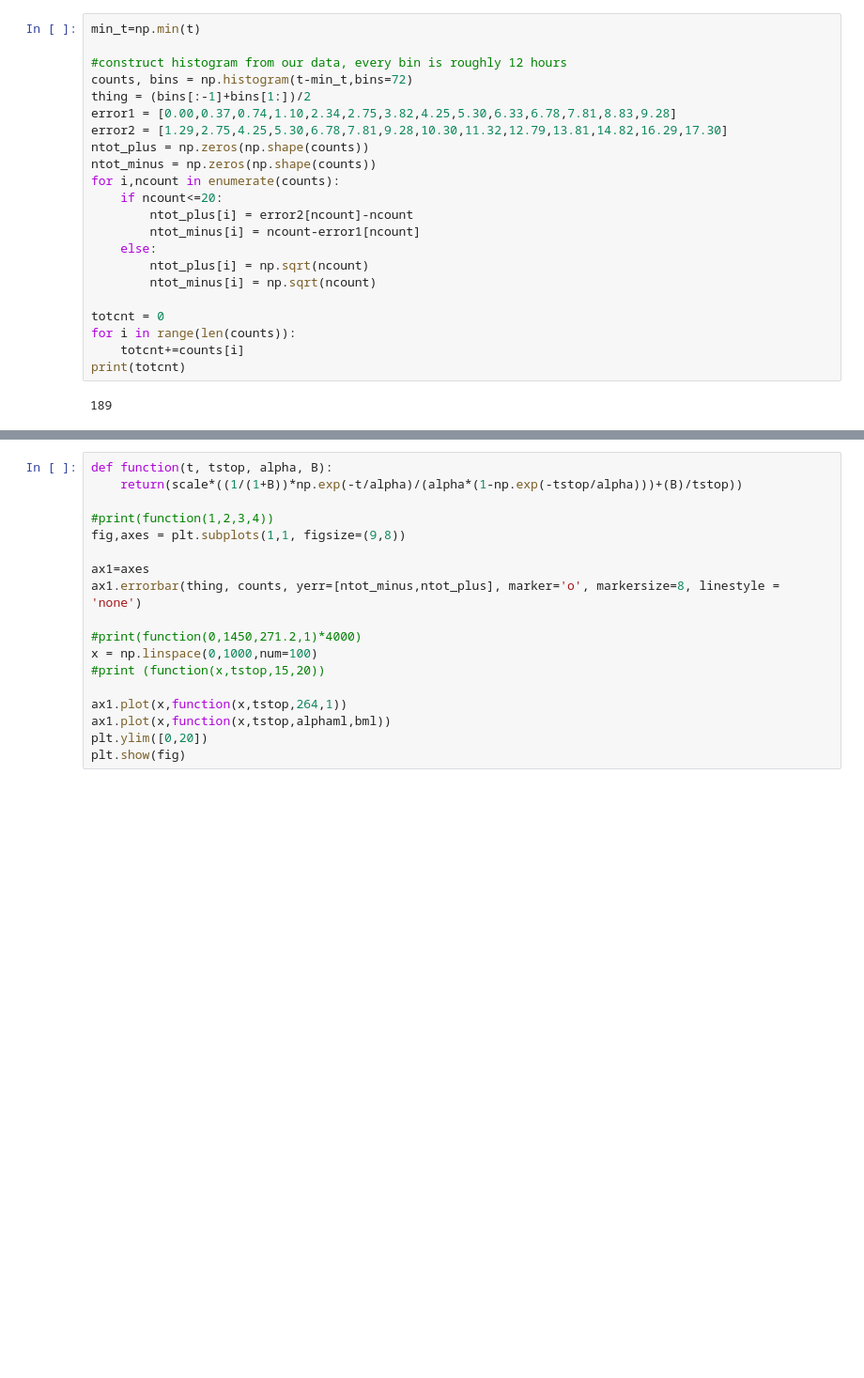
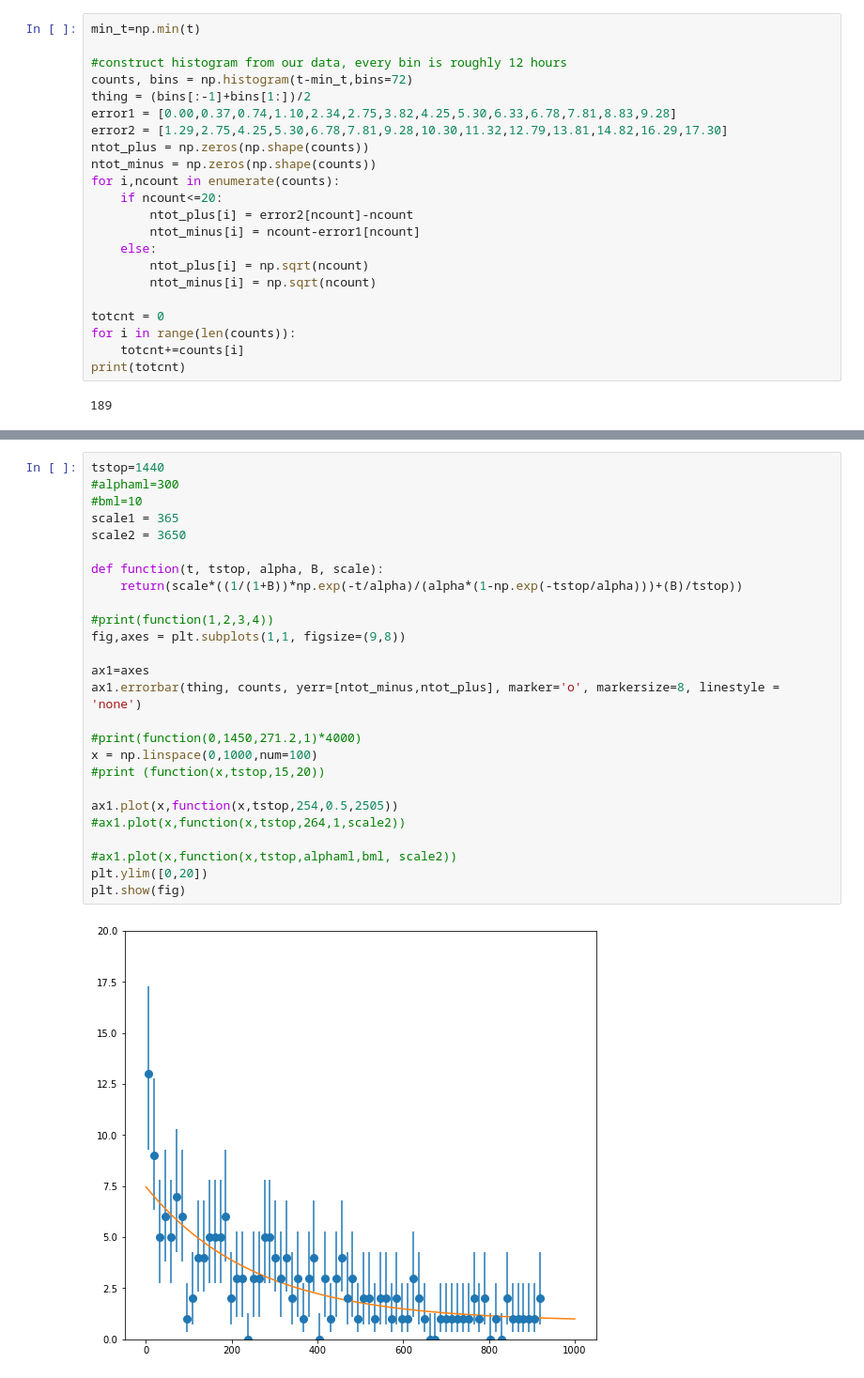
Before and after one commit to villano-lab/thermal-flux_paper2023, a Jupyter notebook: modelMCMCfitting.ipynb, the cells around one changed output, grey strips where cells are left out. Shown: that part at 94% size. Drawn from its saved outputs; the diff is of its cells as text; blank space fills up the shorter version.

```diff
--- a/modelMCMCfitting.ipynb
+++ b/modelMCMCfitting.ipynb
@@ -143,19 +144,29 @@ tau: [ 370.7484779  1637.32849082 1631.76276013]
 # %%
-def function(t, tstop, alpha, B):
+tstop=1440
+#alphaml=300
+#bml=10
+scale1 = 365
+scale2 = 3650
+
+def function(t, tstop, alpha, B, scale):
     return(scale*((1/(1+B))*np.exp(-t/alpha)/(alpha*(1-np.exp(-tstop/alpha)))+(B)/tstop))
 
 #print(function(1,2,3,4))
 fig,axes = plt.subplots(1,1, figsize=(9,8))
 
 ax1=axes
 ax1.errorbar(thing, counts, yerr=[ntot_minus,ntot_plus], marker='o', markersize=8, linestyle = 'none')
 
 #print(function(0,1450,271.2,1)*4000)
 x = np.linspace(0,1000,num=100)
 #print (function(x,tstop,15,20))
 
-ax1.plot(x,function(x,tstop,264,1))
-ax1.plot(x,function(x,tstop,alphaml,bml))
+ax1.plot(x,function(x,tstop,254,0.5,2505))
+#ax1.plot(x,function(x,tstop,264,1,scale2))
+
+#ax1.plot(x,function(x,tstop,alphaml,bml, scale2))
 plt.ylim([0,20])
 plt.show(fig)
+# %% [output]
+[figure, added]
 # %%
```
Also changed, not shown: parts of 8 cells of this notebook.
